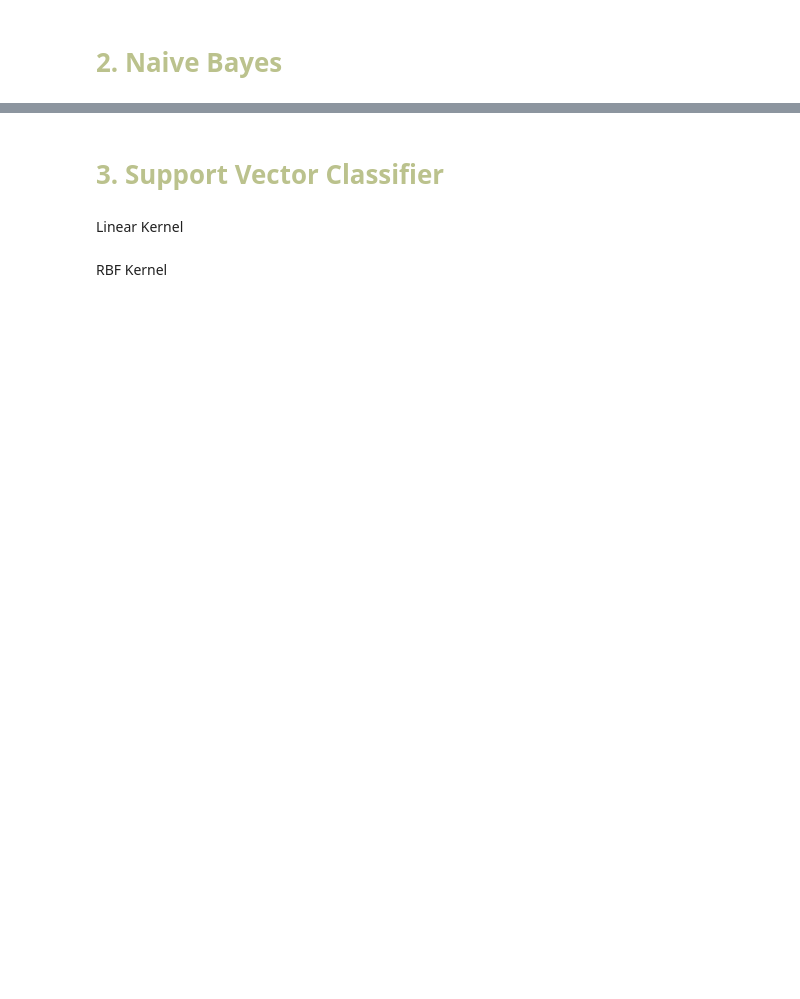
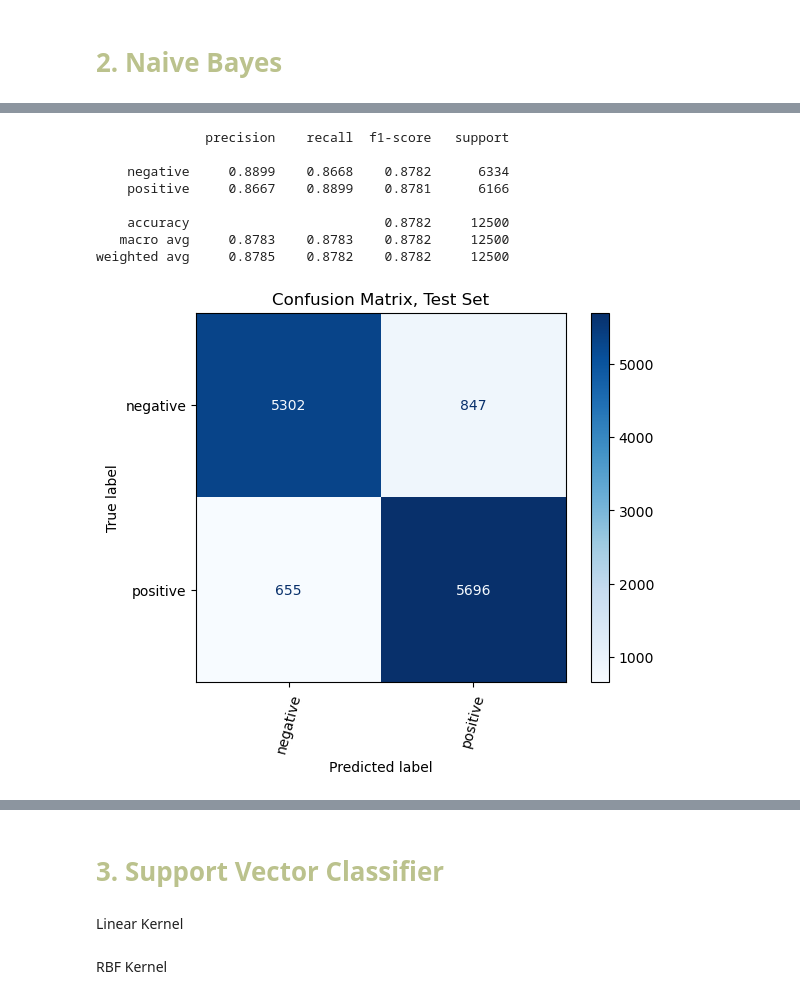
Before and after one commit to aiko-isnt-ded/text-mining-projects, a Jupyter notebook: sentiment_analysis_movies.ipynb, the cells around one changed output, grey strips where cells are left out. Drawn from its saved outputs; the diff is of its cells as text; code cells hidden in the pictures; blank space fills up the shorter version.

```diff
--- a/sentiment_analysis_movies.ipynb
+++ b/sentiment_analysis_movies.ipynb
@@ -180,0 +265,20 @@ weighted avg    0.86253   0.86248   0.86249     12500
+# %%
+Y_test_pred = nb.predict(X_test_vectorized2)
+
+cm = confusion_matrix(Y_test, Y_test_pred)
+disp = ConfusionMatrixDisplay(cm, display_labels=nb.classes_)
+disp.plot(cmap='Blues')
+plt.xticks(rotation = 75)
+plt.title("Confusion Matrix, Test Set")
+print(classification_report(Y_dev, Y_dev_pred, digits=4))
+plt.show()
+# %% [output]
+              precision    recall  f1-score   support
+
+    negative     0.8899    0.8668    0.8782      6334
+    positive     0.8667    0.8899    0.8781      6166
+
+    accuracy                         0.8782     12500
+   macro avg     0.8783    0.8783    0.8782     12500
+weighted avg     0.8785    0.8782    0.8782     12500
+[figure, added]
```
Also changed, not shown: parts of 11 cells of this notebook.
